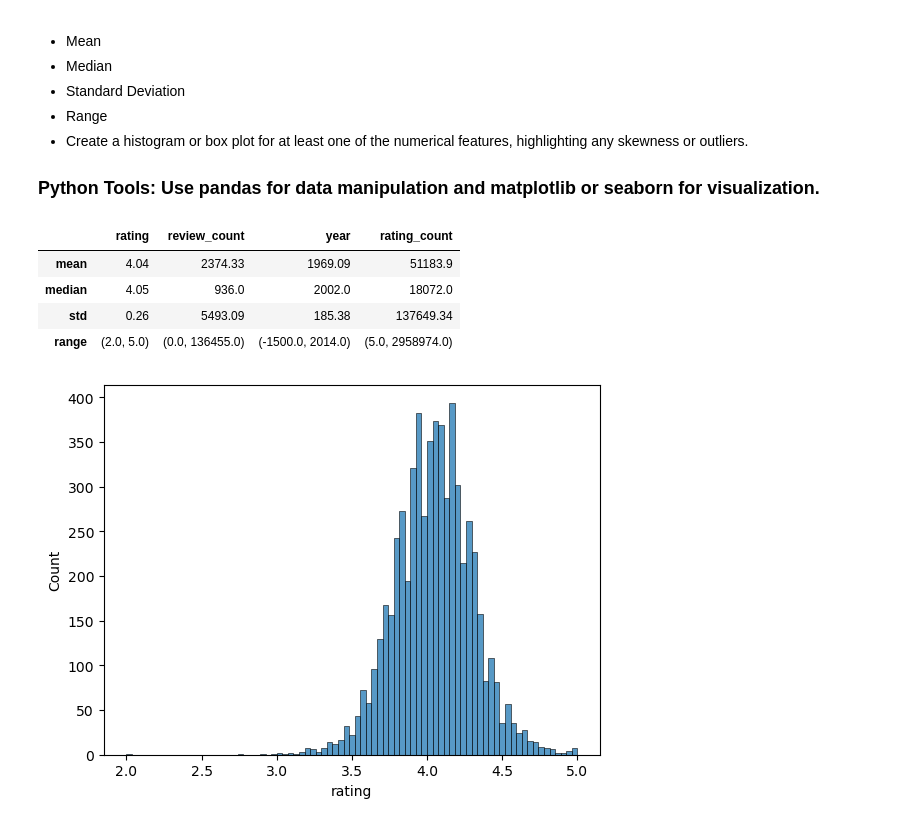
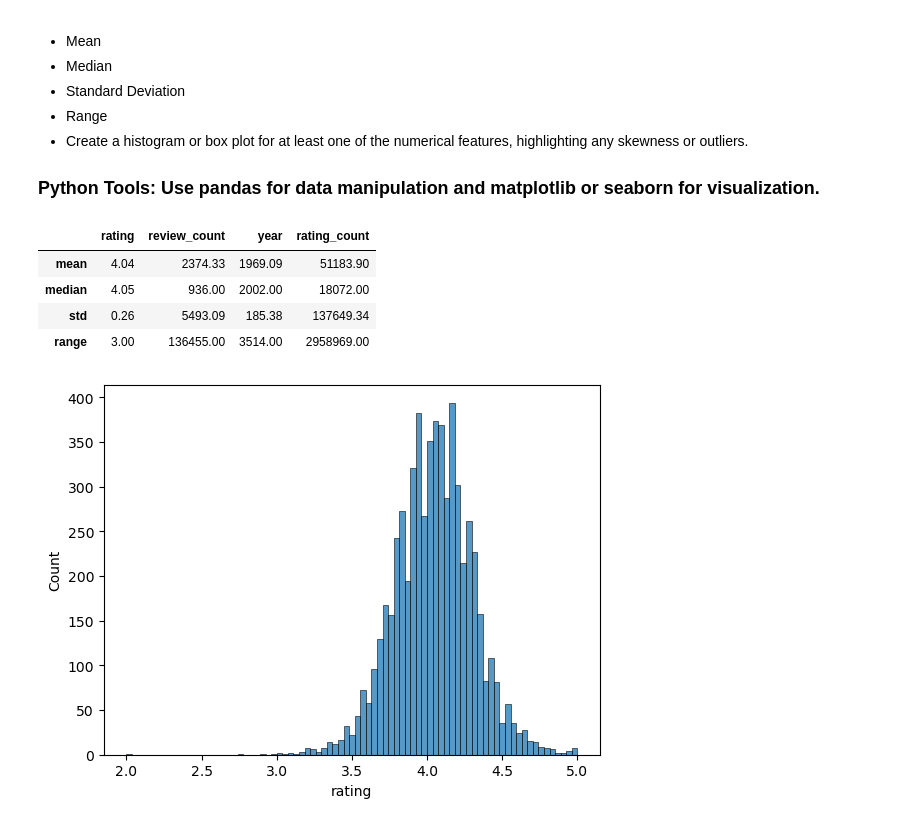
Before and after one commit to AsalMrd/AsalMrd.github.io, a Jupyter notebook: Marnix_Assignment3.ipynb, the cells around one changed output. Drawn from its saved outputs; the diff is of its cells as text; code cells hidden in the pictures.

```diff
--- a/Marnix_Assignment3.ipynb
+++ b/Marnix_Assignment3.ipynb
@@ -168,18 +168,17 @@ The correlation coefficient is relatively close to zero. The same is shown by th
 # %%
 # your code here
 numeric_cols = df_cleaned.select_dtypes(include='number').columns #Select only numeric columns for statistics
 df_stats = df_cleaned[list(numeric_cols)].agg(['mean','median','std','min','max']) #.agg() is useful for showing statstical properties in a DataFrame
 df_stats = df_stats.round(2) #Round for better readability
-df_stats.loc[len(df_stats)] = list(zip(df_stats.loc['min'], df_stats.loc['max'])) #Zip min and max rows to get values for range: (min, max)
+df_stats.loc['range'] = df_stats.loc['max']-df_stats.loc['min']
 df_stats = df_stats.drop(['min', 'max']) #Rows for minimum an maximum have been used and can be removed
-df_stats = df_stats.rename(index={5:'range'})
 df_stats
 # %% [output]
 |  | rating | review_count | year | rating_count |
-| mean | 4.04 | 2374.33 | 1969.09 | 51183.9 |
-| median | 4.05 | 936.0 | 2002.0 | 18072.0 |
+| mean | 4.04 | 2374.33 | 1969.09 | 51183.90 |
+| median | 4.05 | 936.00 | 2002.00 | 18072.00 |
 | std | 0.26 | 5493.09 | 185.38 | 137649.34 |
-| range | (2.0, 5.0) | (0.0, 136455.0) | (-1500.0, 2014.0) | (5.0, 2958974.0) |
+| range | 3.00 | 136455.00 | 3514.00 | 2958969.00 |
 # %%
 plt.show(sns.histplot(data = df_cleaned, x='rating'))
 plt.show(sns.boxplot(data = df_cleaned, x='rating'))
```
